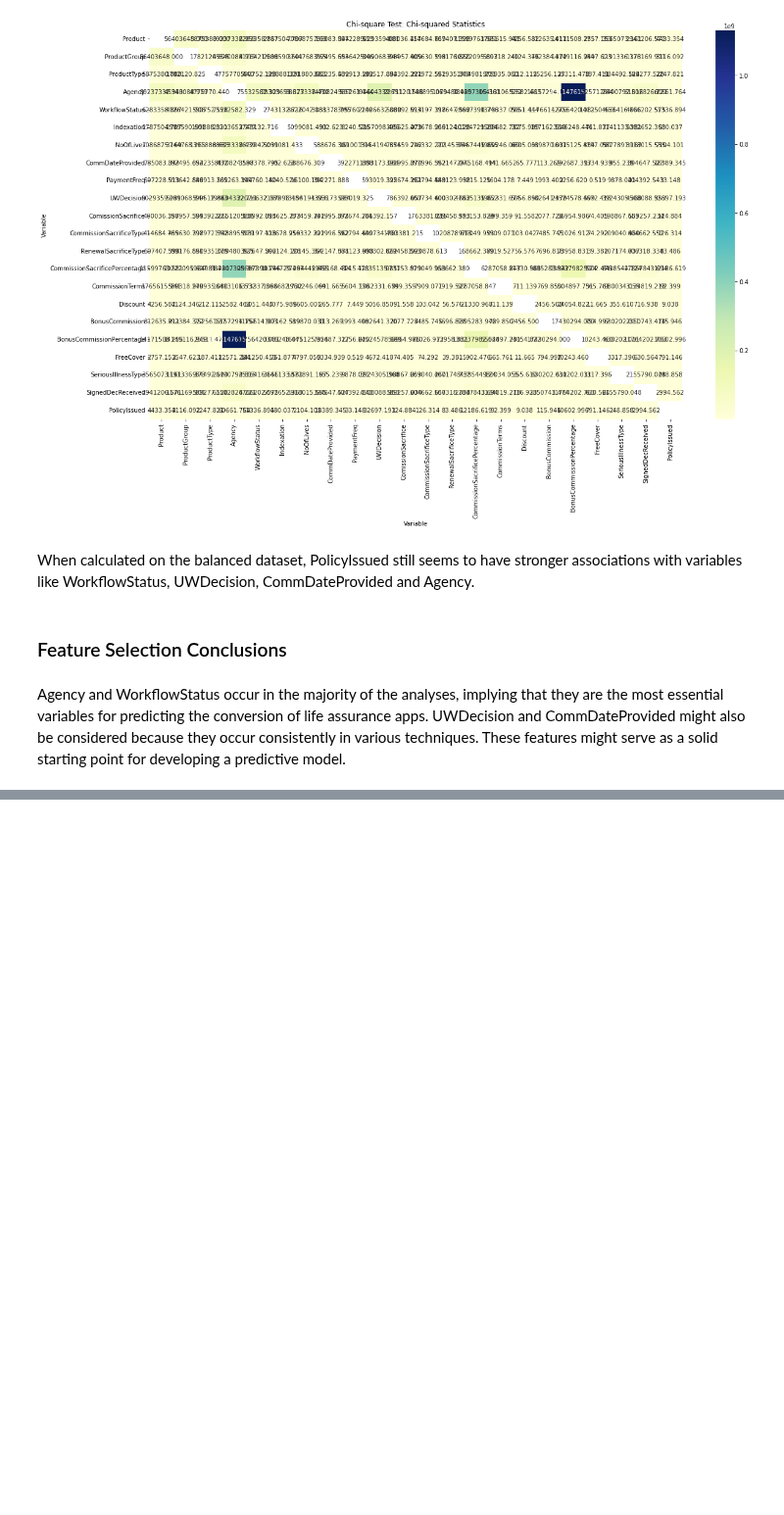
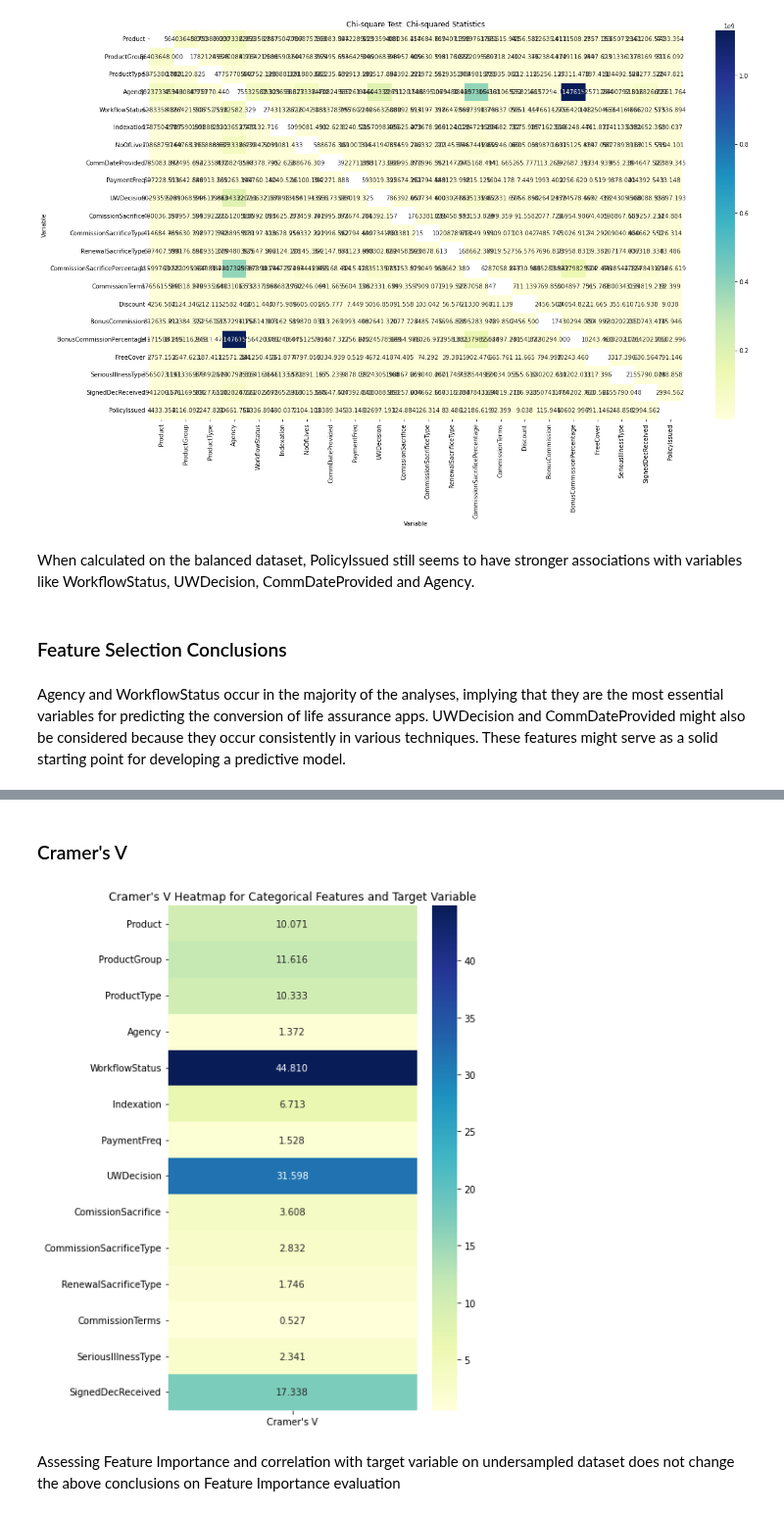
Before and after one commit to greg-la/MSc-Capstone, a Jupyter notebook: 3. Feature Importance.ipynb, the cells around one changed output, grey strips where cells are left out. Shown at 98% size. Saved outputs shown, nothing was run; the diff lists cells and outputs as text; code cells hidden in the pictures; blank space fills up the shorter version.

Commit message:
Undersampling
Assessed feature importance on undersampled dataset. Ran ML models on undersampled dataset.

```diff
--- a/3. Feature Importance.ipynb
+++ b/3. Feature Importance.ipynb
@@ -1006,0 +1131,44 @@ Agency and WorkflowStatus occur in the majority of the analyses, implying that t
+# %% [markdown]
+### Cramer's V
+# %%
+# Define the categorical features
+categorical_features = ['Product', 'ProductGroup', 'ProductType', 'Agency', 'WorkflowStatus', 'Indexation', 'PaymentFreq',
+                        'UWDecision', 'ComissionSacrifice', 'CommissionSacrificeType', 'RenewalSacrificeType',
+                        'CommissionTerms', 'SeriousIllnessType', 'SignedDecReceived']
+target = 'PolicyIssued'
+
+# Perform undersampling
+undersampler = RandomUnderSampler(random_state=42)
+X_train_resampled, y_train_resampled = undersampler.fit_resample(df[categorical_features + [target]], df[target])
+
+# Create a DataFrame from the undersampled data
+undersampled_df = pd.DataFrame(X_train_resampled, columns=categorical_features + [target])
+
+# Calculate Cramer's V between each categorical feature and the target variable
+cramer_v_matrix = np.zeros((len(categorical_features), 1))
+
+for i, feature in enumerate(categorical_features):
+    # Create a contingency table
+    contingency_table = pd.crosstab(undersampled_df[feature], undersampled_df[target])
+
+    # Calculate the chi-squared statistic and p-value
+    chi2, p, _, _ = chi2_contingency(contingency_table)
+
+    # Calculate Cramer's V
+    num_rows = contingency_table.shape[0]
+    cramer_v = np.sqrt(chi2 / (num_rows * min(contingency_table.shape) - 1))
+
+    cramer_v_matrix[i, 0] = cramer_v
+
+# Create a DataFrame with Cramer's V values
+cramer_v_df = pd.DataFrame(cramer_v_matrix, columns=['Cramer\'s V'], index=categorical_features)
+
+# Create a heatmap using Seaborn
+plt.figure(figsize=(6, 10))
+sns.heatmap(cramer_v_df, annot=True, fmt=".3f", cmap='YlGnBu')
+plt.title("Cramer's V Heatmap for Categorical Features and Target Variable")
+plt.show()
+# %% [output]
+[figure, added]
+# %% [markdown]
+Assessing Feature Importance and correlation with target variable on undersampled dataset does not change the above conclusions on Feature Importance evaluation
```
Also changed, not shown: parts of 9 cells of this notebook, 2 other files.
